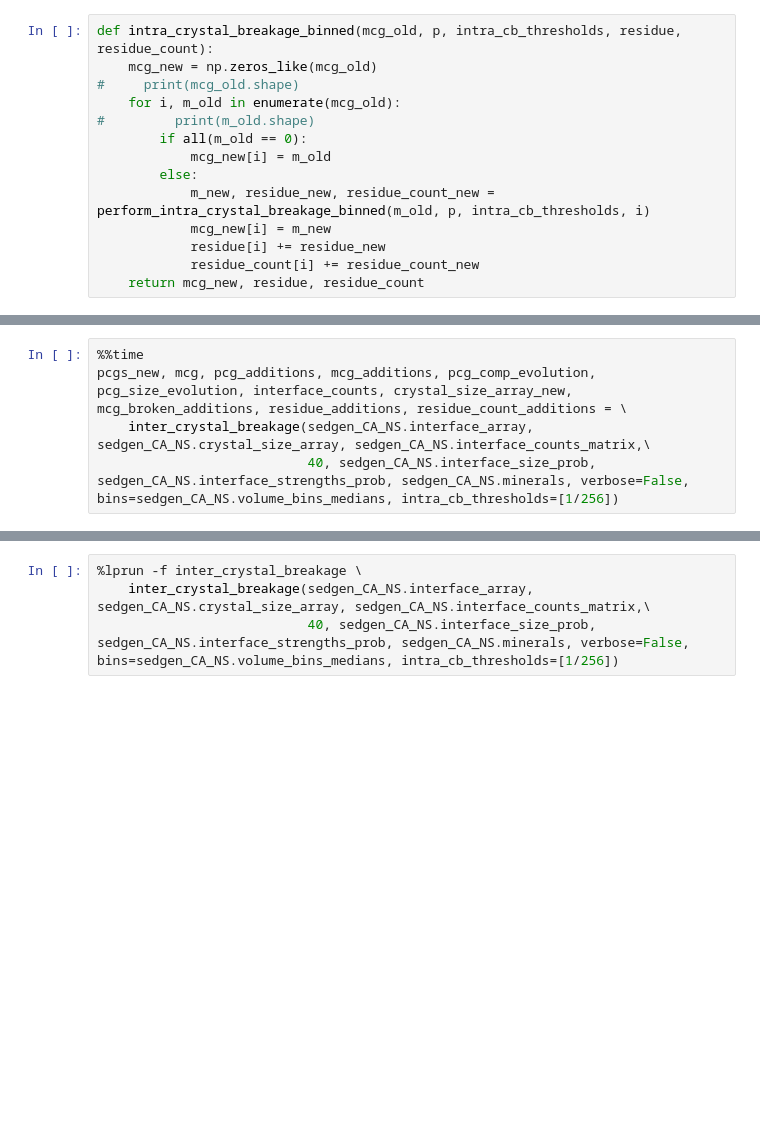
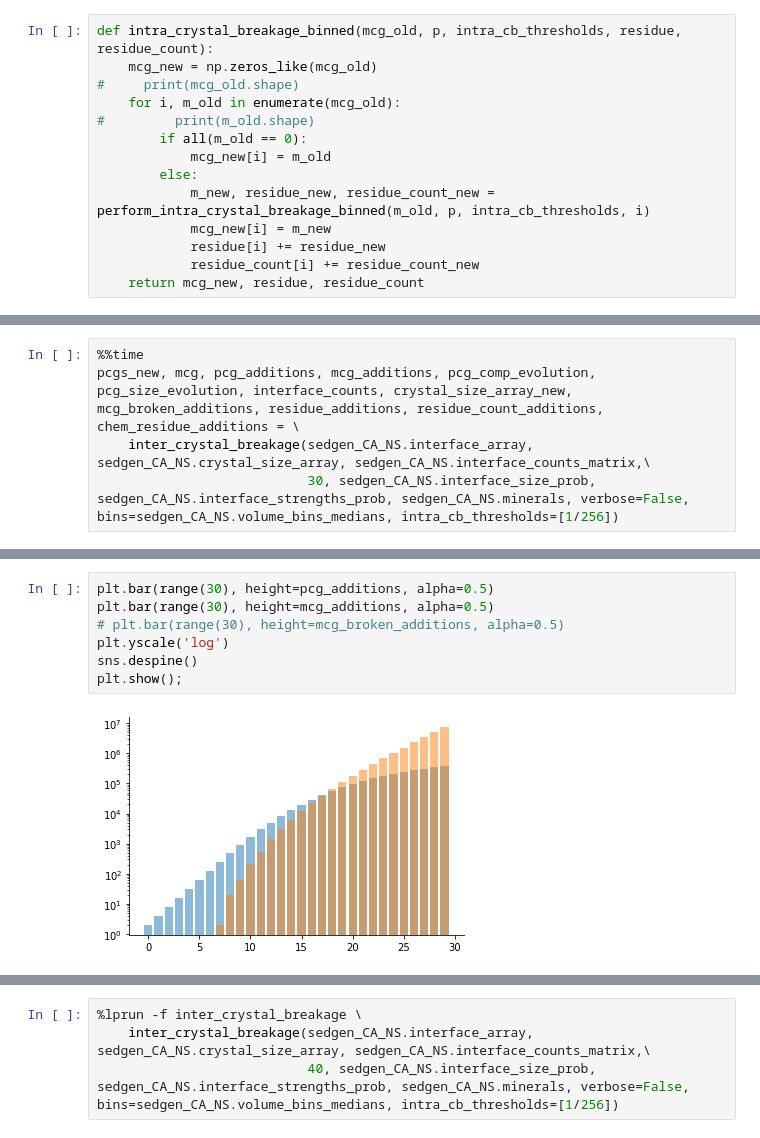
Before and after one commit to Complexio/sedgen, a Jupyter notebook: notebooks/1_Initialization.ipynb, the cells around one changed output, grey strips where cells are left out. Drawn from its saved outputs; the diff is of its cells as text; blank space fills up the shorter version.

```diff
--- a/notebooks/1_Initialization.ipynb
+++ b/notebooks/1_Initialization.ipynb
@@ -2011,7 +2084,7 @@ def perform_intra_crystal_breakage_binned(tally, p, intra_cb_thresholds, i, indi
     return tally_new, residue, residue_count
 # %%
 %%time
-pcgs_new, mcg, pcg_additions, mcg_additions, pcg_comp_evolution, pcg_size_evolution, interface_counts, crystal_size_array_new, mcg_broken_additions, residue_additions, residue_count_additions = \
+pcgs_new, mcg, pcg_additions, mcg_additions, pcg_comp_evolution, pcg_size_evolution, interface_counts, crystal_size_array_new, mcg_broken_additions, residue_additions, residue_count_additions, chem_residue_additions = \
     inter_crystal_breakage(sedgen_CA_NS.interface_array, sedgen_CA_NS.crystal_size_array, sedgen_CA_NS.interface_counts_matrix,\
-                           40, sedgen_CA_NS.interface_size_prob, sedgen_CA_NS.interface_strengths_prob, sedgen_CA_NS.minerals, verbose=False, bins=sedgen_CA_NS.volume_bins_medians, intra_cb_thresholds=[1/256])
+                           30, sedgen_CA_NS.interface_size_prob, sedgen_CA_NS.interface_strengths_prob, sedgen_CA_NS.minerals, verbose=False, bins=sedgen_CA_NS.volume_bins_medians, intra_cb_thresholds=[1/256])
 # %% [output]
@@ -2018,0 +2141,9 @@ Wall time: 5min 4s
+# %%
+plt.bar(range(30), height=pcg_additions, alpha=0.5)
+plt.bar(range(30), height=mcg_additions, alpha=0.5)
+# plt.bar(range(30), height=mcg_broken_additions, alpha=0.5)
+plt.yscale('log')
+sns.despine()
+plt.show();
+# %% [output]
+[figure, added]
```
Also changed, not shown: parts of 25 cells of this notebook.
